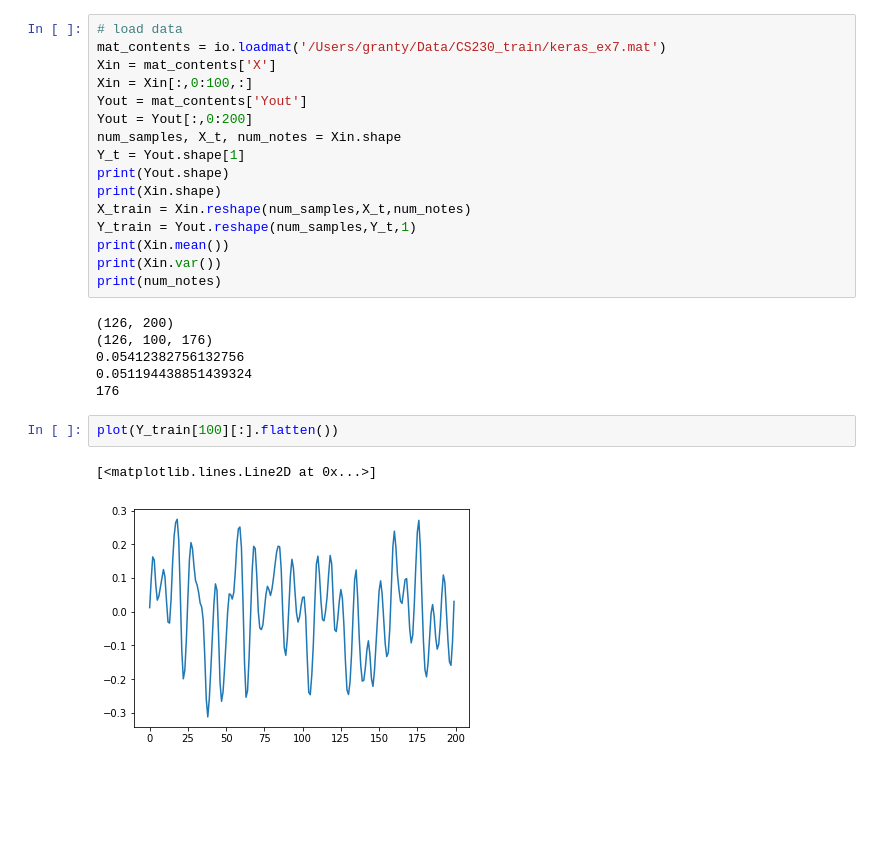
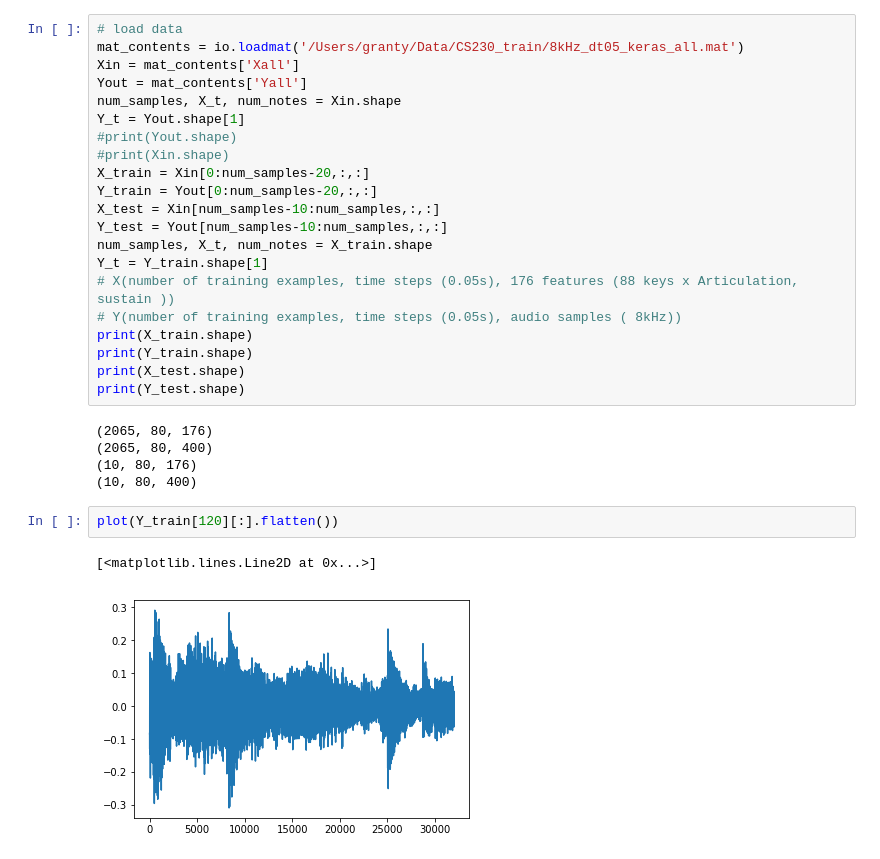
Before and after one commit to 410k/CS230-final-project, a Jupyter notebook: CS230_Project.ipynb, the cells around one changed output. Drawn from its saved outputs; the diff is of its cells as text; blank space fills up the shorter version.

```diff
--- a/CS230_Project.ipynb
+++ b/CS230_Project.ipynb
@@ -17,31 +24,35 @@ from matplotlib.pyplot import imshow, plot, show
 Using TensorFlow backend.
 # %%
 # load data
-mat_contents = io.loadmat('/Users/granty/Data/CS230_train/keras_ex7.mat')
-Xin = mat_contents['X']
-Xin = Xin[:,0:100,:]
-Yout = mat_contents['Yout']
-Yout = Yout[:,0:200]
+mat_contents = io.loadmat('/Users/granty/Data/CS230_train/8kHz_dt05_keras_all.mat')
+Xin = mat_contents['Xall']
+Yout = mat_contents['Yall']
 num_samples, X_t, num_notes = Xin.shape
 Y_t = Yout.shape[1]
-print(Yout.shape)
-print(Xin.shape)
-X_train = Xin.reshape(num_samples,X_t,num_notes)
-Y_train = Yout.reshape(num_samples,Y_t,1)
-print(Xin.mean())
-print(Xin.var())
-print(num_notes)
+#print(Yout.shape)
+#print(Xin.shape)
+X_train = Xin[0:num_samples-20,:,:]
+Y_train = Yout[0:num_samples-20,:,:]
+X_test = Xin[num_samples-10:num_samples,:,:]
+Y_test = Yout[num_samples-10:num_samples,:,:]
+num_samples, X_t, num_notes = X_train.shape
+Y_t = Y_train.shape[1]
+# X(number of training examples, time steps (0.05s), 176 features (88 keys x Articulation, sustain ))
+# Y(number of training examples, time steps (0.05s), audio samples ( 8kHz))
+print(X_train.shape)
+print(Y_train.shape)
+print(X_test.shape)
+print(Y_test.shape)
 # %% [output]
-(126, 200)
-(126, 100, 176)
-0.05412382756132756
-0.051194438851439324
-176
+(2065, 80, 176)
+(2065, 80, 400)
+(10, 80, 176)
+(10, 80, 400)
 # %%
-plot(Y_train[100][:].flatten())
+plot(Y_train[120][:].flatten())
 # %% [output]
 [<matplotlib.lines.Line2D at 0x...>]
-[figure, old version]
+[figure, new version]
 # %%
 def bidi_LSTM(X_t, num_notes, Y_t ):
     # define bidirectional LSTM configuration
```
Also changed, not shown: parts of 11 cells of this notebook.
